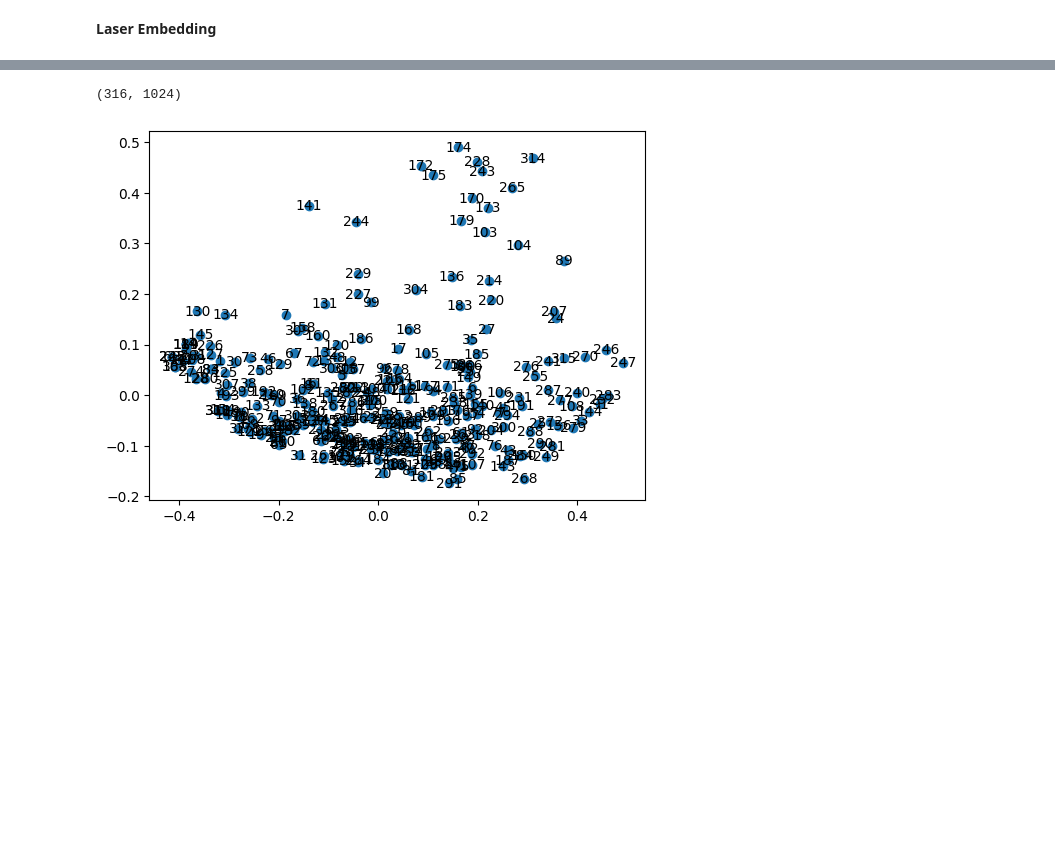
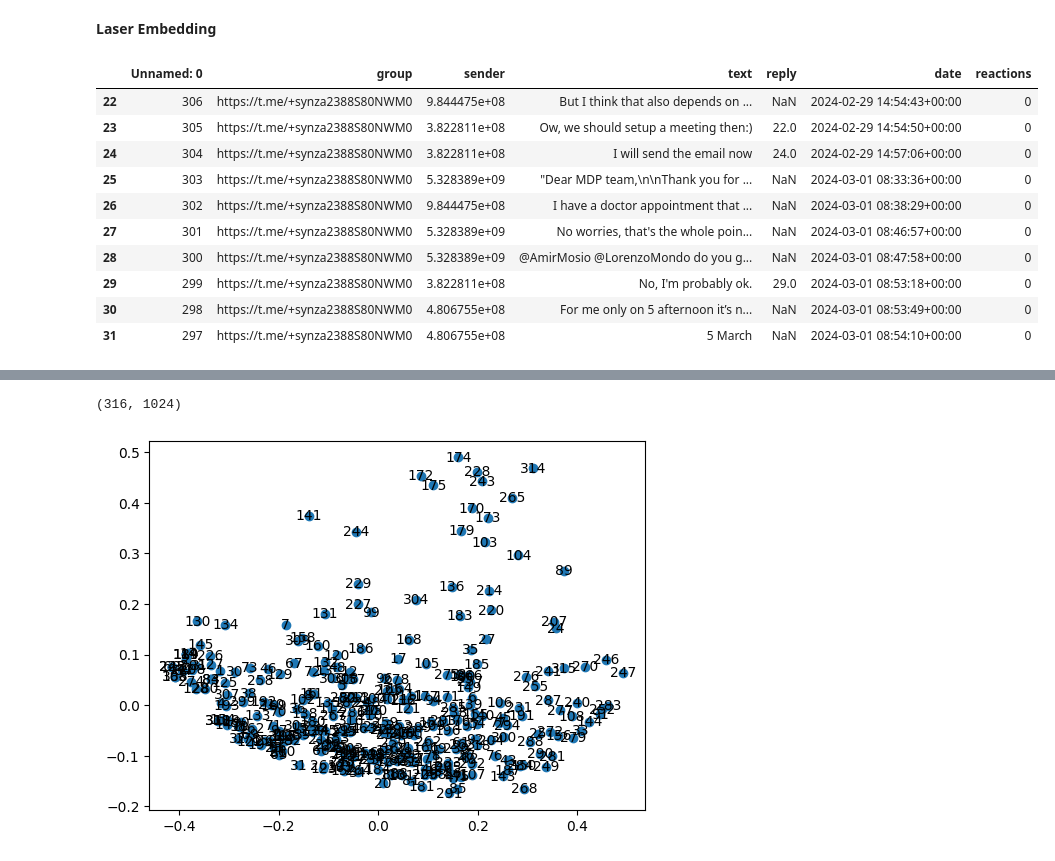
Before and after one commit to amirmosio/telegram-event-detection, a Jupyter notebook: Plotting_data.ipynb, the cells around one changed output, grey strips where cells are left out. Drawn from its saved outputs; the diff is of its cells as text; code cells hidden in the pictures; blank space fills up the shorter version.

```diff
--- a/Plotting_data.ipynb
+++ b/Plotting_data.ipynb
@@ -75,3 +80,4 @@ ourgroup = "https://t.me/+synza2388S80NWM0"
 poligroup = "https://t.me/PoliGruppo"
 
 ourdf = df.loc[df['group'] == ourgroup]
+ourdf = ourdf.dropna(subset=['text'])
@@ -78,2 +177,16 @@ ourdf = df.loc[df['group'] == ourgroup]
 # %% [markdown]
 **Laser Embedding**
+# %%
+ourdf[20:30]
+# %% [output]
+|  | Unnamed: 0 | group | sender | text | reply | date | reactions |
+| 22 | 306 | https://t.me/+synza2388S80NWM0 | 9.844475e+08 | But I think that also depends on ... | NaN | 2024-02-29 14:54:43+00:00 | 0 |
+| 23 | 305 | https://t.me/+synza2388S80NWM0 | 3.822811e+08 | Ow, we should setup a meeting then:) | 22.0 | 2024-02-29 14:54:50+00:00 | 0 |
+| 24 | 304 | https://t.me/+synza2388S80NWM0 | 3.822811e+08 | I will send the email now | 24.0 | 2024-02-29 14:57:06+00:00 | 0 |
+| 25 | 303 | https://t.me/+synza2388S80NWM0 | 5.328389e+09 | "Dear MDP team,\n\nThank you for ... | NaN | 2024-03-01 08:33:36+00:00 | 0 |
+| 26 | 302 | https://t.me/+synza2388S80NWM0 | 9.844475e+08 | I have a doctor appointment that ... | NaN | 2024-03-01 08:38:29+00:00 | 0 |
+| 27 | 301 | https://t.me/+synza2388S80NWM0 | 5.328389e+09 | No worries, that's the whole poin... | NaN | 2024-03-01 08:46:57+00:00 | 0 |
+| 28 | 300 | https://t.me/+synza2388S80NWM0 | 5.328389e+09 | @AmirMosio @LorenzoMondo do you g... | NaN | 2024-03-01 08:47:58+00:00 | 0 |
+| 29 | 299 | https://t.me/+synza2388S80NWM0 | 3.822811e+08 | No, I'm probably ok. | 29.0 | 2024-03-01 08:53:18+00:00 | 0 |
+| 30 | 298 | https://t.me/+synza2388S80NWM0 | 4.806755e+08 | For me only on 5 afternoon it’s n... | NaN | 2024-03-01 08:53:49+00:00 | 0 |
+| 31 | 297 | https://t.me/+synza2388S80NWM0 | 4.806755e+08 | 5 March | NaN | 2024-03-01 08:54:10+00:00 | 0 |
```
Also changed, not shown: parts of 22 cells of this notebook.
